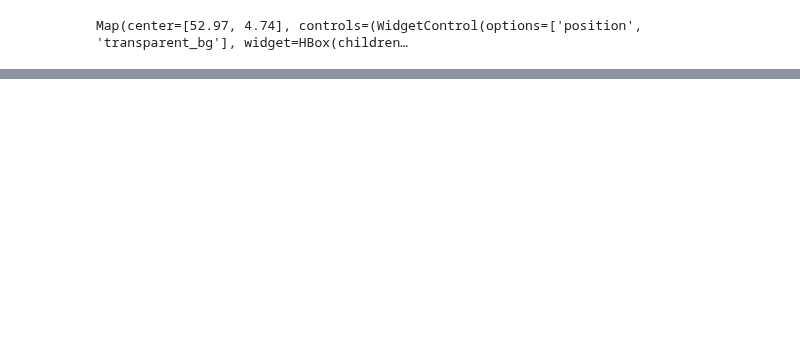
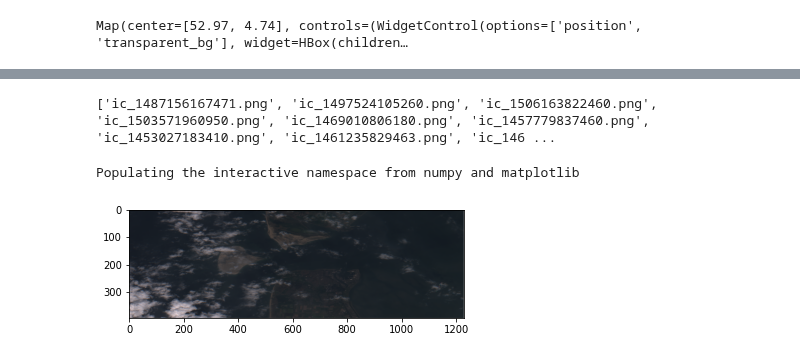
Before and after one commit to openearth/eo-bathymetry, a Jupyter notebook: notebooks/rws-bathymetry/Download_SDB_ImageCollection.ipynb, the cells around one changed output, grey strips where cells are left out. Drawn from its saved outputs; the diff is of its cells as text; code cells hidden in the pictures; blank space fills up the shorter version.

```diff
--- a/notebooks/rws-bathymetry/Download_SDB_ImageCollection.ipynb
+++ b/notebooks/rws-bathymetry/Download_SDB_ImageCollection.ipynb
@@ -159,0 +235,13 @@ pyplot.imshow(array, cmap='pink')
+# %%
+# Adding logging to see debug logs from the image downloads, some warnings will appear.
+import logging
+logging.basicConfig()
+
+thumb_path = Path.cwd() / "out_thumb"
+ic = sdb._raw_images.select("red", "green", "blue").map(lambda img: img.clip(bounds))
+download_image_collection_thumb(ic, out_dir=thumb_path, download_kwargs={
+    "format": "PNG",
+    "min": [0, 0, 0],
+    "max": [1, 1, 1],
+    "scale": 30
+})
@@ -159,0 +283,15 @@ pyplot.imshow(array, cmap='pink')
+# %%
+import os
+downloads_thumb = os.listdir(thumb_path)
+print(downloads_thumb)
+# %% [output]
+['ic_1487156167471.png', 'ic_1497524105260.png', 'ic_1506163822460.png', 'ic_1503571960950.png', 'ic_1469010806180.png', 'ic_1457779837460.png', 'ic_1453027183410.png', 'ic_1461235829463.png', 'ic_146 ...
+# %%
+%pylab inline
+import matplotlib.image as mpimg
+img = mpimg.imread(str(thumb_path / 'ic_1497524105260.png'))
+imgplot = pyplot.imshow(img)
+pyplot.show()
+# %% [output]
+Populating the interactive namespace from numpy and matplotlib
+[figure, added]
```
Also changed, not shown: parts of 15 cells of this notebook, 2 other files.
